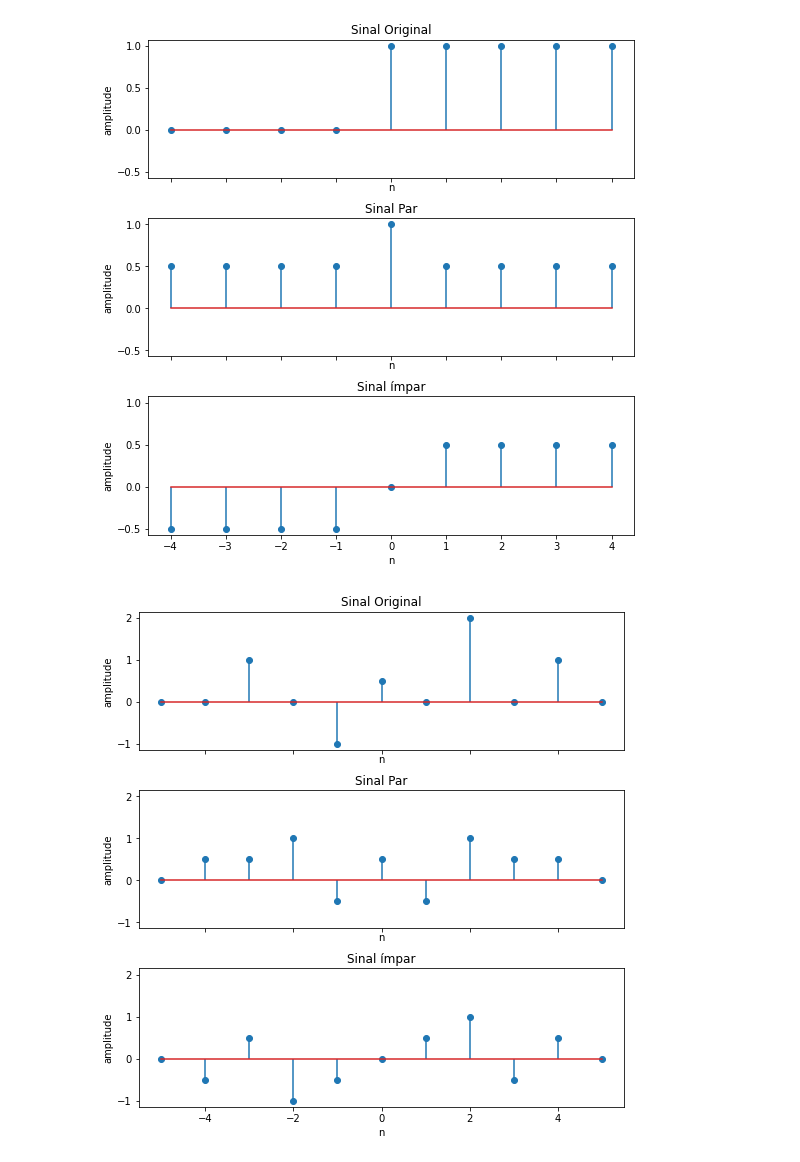
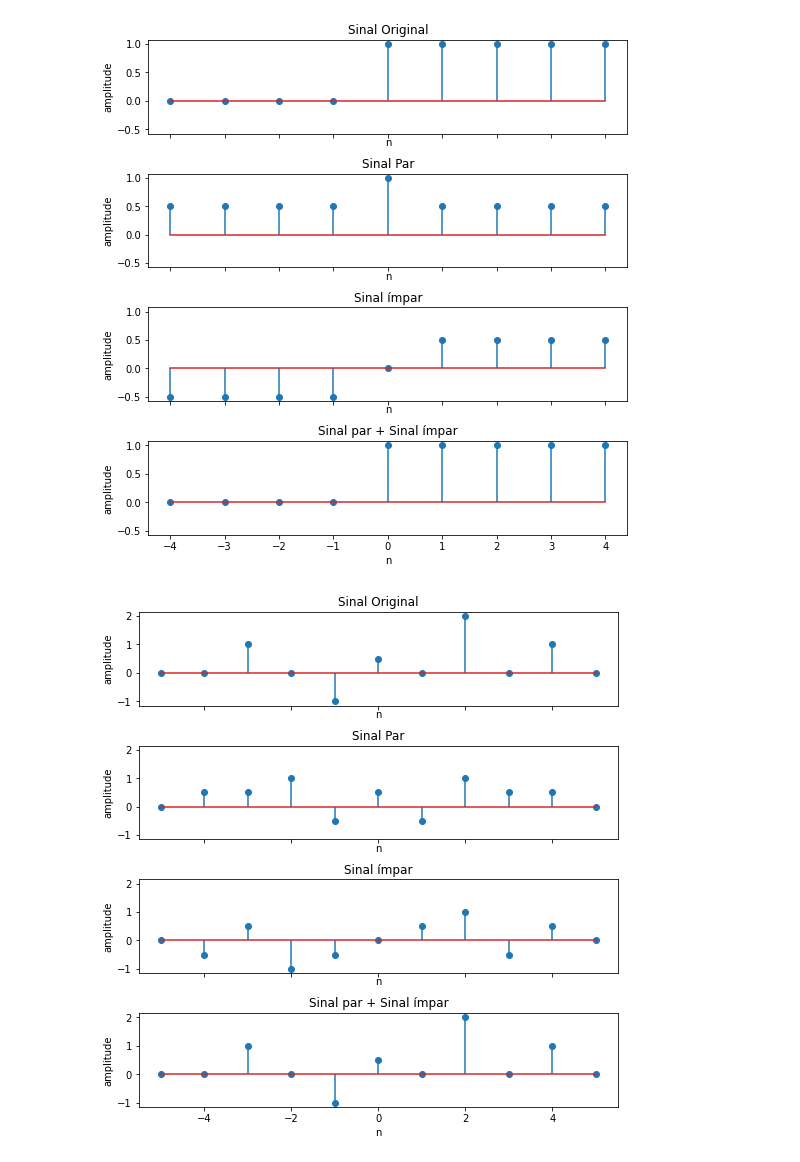
Before and after one commit to joao1pedro/SS, a Jupyter notebook: discrete_signal_decomposition.ipynb, the cells around one changed output. Cells and saved outputs as stored; diff of their text form; code cells hidden in the pictures.

Commit message:
mais sinais testados para a decomposição de sinal e soma de convolução de sinais

```diff
--- a/discrete_signal_decomposition.ipynb
+++ b/discrete_signal_decomposition.ipynb
@@ -2,23 +2,24 @@
 import numpy as np
 import matplotlib.pyplot as plt
 # %%
-def impulse(n: np.array, A: float, n0: float) -> np.array:
+def impulse(n: np.array, A: float, k: float) -> np.array:
     """Função para gerar sinais impulsivos
 
     Args:
         n (np.array): array de valores numpy
         A (float): amplitude do sinal impulso
-        n0 (float): atraso ou avanço do instante de tempo do impulso
+        k (float): atraso ou avanço do instante de tempo do impulso
 
     Returns:
-        d (np.array): sinal impulso de amplitude A e deslocado em n0
+        d (np.array): sinal impulso de amplitude A e deslocado em k.
+        d_ (np.array): sinal impulso de amplitude A e deslocado em , com n invertido em relação ao sinal impulsivo d.
     """
     d = np.zeros(N)
-    ind = np.where(n==n0)
+    ind = np.where(n==k)
     d[ind] = A
 
     d_ = np.zeros(N)
-    ind = np.where(-n==n0)
+    ind = np.where(-n==k)
     d_[ind] = A
     return d, d_
 
@@ -67,7 +68,7 @@ x_n1 = sum_impulsive_signals([d0_,d1_,d2_,d3_,d4_])
 
 xp, xi = signal_decomposition(xn1, x_n1)
 
-fig, ax = plt.subplots(3, 1, sharex=True, sharey=True, figsize=(8,8))
+fig, ax = plt.subplots(4, 1, sharex=True, sharey=True, figsize=(8,8))
 
 fig.tight_layout(pad=3.0)
 
@@ -85,8 +86,13 @@ ax[2].stem(n, xi)
 ax[2].set_xlabel('n')
 ax[2].set_ylabel('amplitude')
 ax[2].title.set_text('Sinal ímpar')
+
+ax[3].stem(n, xp+xi)
+ax[3].set_xlabel('n')
+ax[3].set_ylabel('amplitude')
+ax[3].title.set_text('Sinal par + Sinal ímpar')
 # %% [output]
-[figure, old version]
+[figure, new version]
 # %%
 n = np.arange(-5, 6, 1)
 N = len(n)
@@ -96,32 +102,37 @@ d2, d2_ = impulse(n, 2,2)
 d4, d4_ = impulse(n, 1,4)
 d_1, d_1_ = impulse(n, -1,-1)
 d_3, d_3_ = impulse(n, 1, -3)
 
 # Sinal 2
 xn1 = sum_impulsive_signals([d0,d2,d4,d_1,d_3])
 
 # x[-n]
 x_n1 = sum_impulsive_signals([d0_,d2_,d4_,d_1_,d_3_])
 
 xp, xi = signal_decomposition(xn1, x_n1)
 
-fig, ax = plt.subplots(3, 1, sharex=True, sharey=True, figsize=(8,8))
+fig, ax = plt.subplots(4, 1, sharex=True, sharey=True, figsize=(8,8))
 
 fig.tight_layout(pad=3.0)
 
 ax[0].stem(n, xn1)
 ax[0].set_xlabel('n')
 ax[0].set_ylabel('amplitude')
 ax[0].title.set_text('Sinal Original')
 
 ax[1].stem(n, xp)
 ax[1].set_xlabel('n')
 ax[1].set_ylabel('amplitude')
 ax[1].title.set_text('Sinal Par')
 
 ax[2].stem(n, xi)
 ax[2].set_xlabel('n')
 ax[2].set_ylabel('amplitude')
 ax[2].title.set_text('Sinal ímpar')
+
+ax[3].stem(n, xp+xi)
+ax[3].set_xlabel('n')
+ax[3].set_ylabel('amplitude')
+ax[3].title.set_text('Sinal par + Sinal ímpar')
 # %% [output]
-[figure, old version]
+[figure, new version]
```
Also changed, not shown: parts of 3 cells of this notebook, 1 other file.
